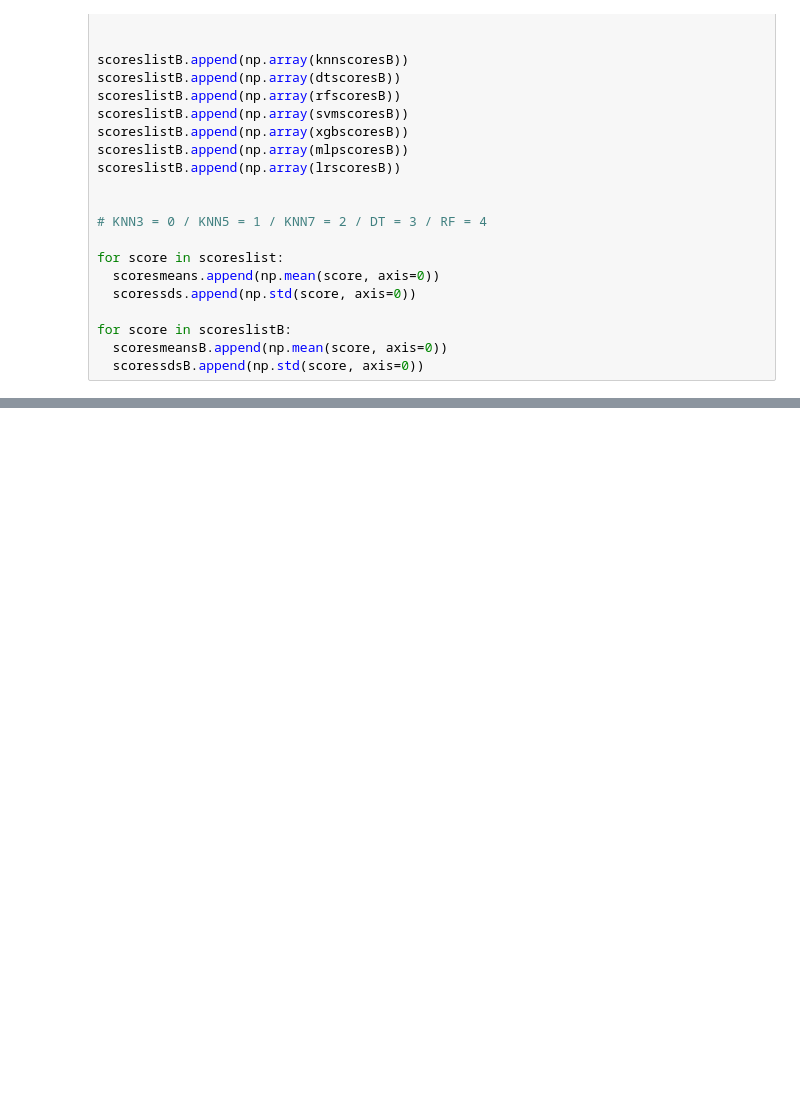
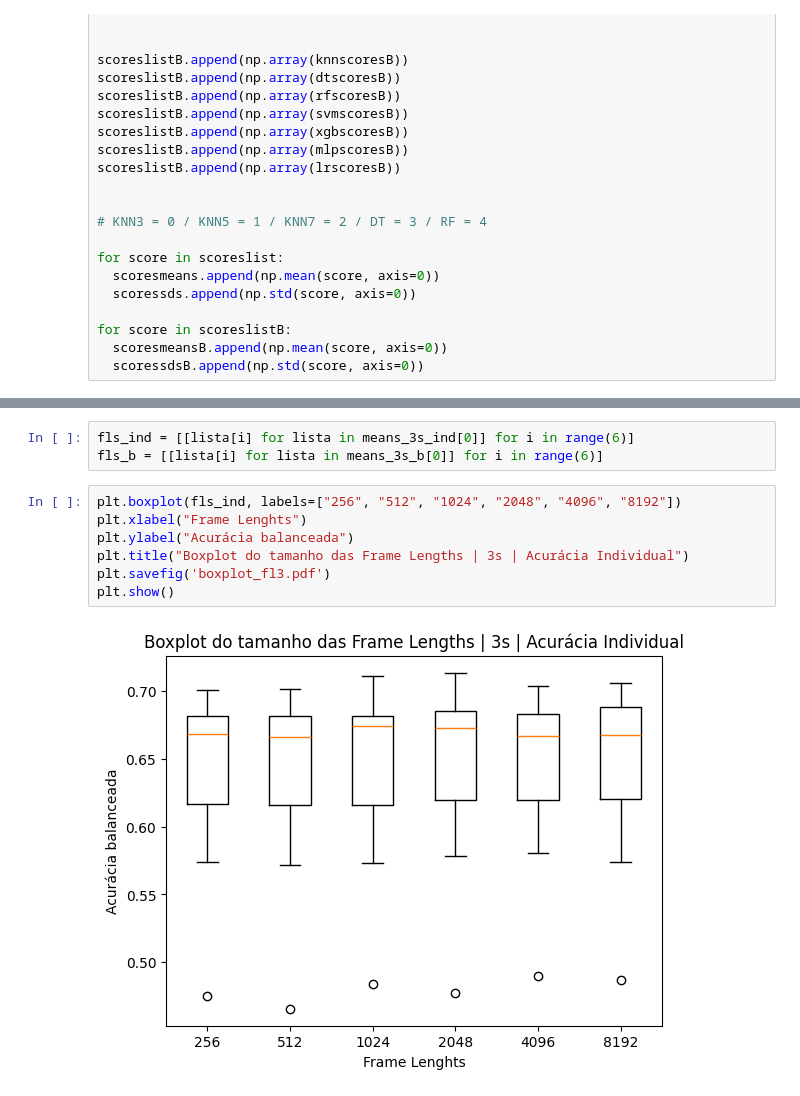
Before and after one commit to andryll/MGR-IC, a Jupyter notebook: codes/ClassificationTestes.ipynb, the cells around one changed output, grey strips where cells are left out. Drawn from its saved outputs; the diff is of its cells as text; blank space fills up the shorter version.

```diff
--- a/codes/ClassificationTestes.ipynb
+++ b/codes/ClassificationTestes.ipynb
@@ -424,0 +467,12 @@ len(Y_predict)
+# %%
+fls_ind = [[lista[i] for lista in means_3s_ind[0]] for i in range(6)]
+fls_b = [[lista[i] for lista in means_3s_b[0]] for i in range(6)]
+# %%
+plt.boxplot(fls_ind, labels=["256", "512", "1024", "2048", "4096", "8192"])
+plt.xlabel("Frame Lenghts")
+plt.ylabel("Acurácia balanceada")
+plt.title("Boxplot do tamanho das Frame Lengths | 3s | Acurácia Individual")
+plt.savefig('boxplot_fl3.pdf')
+plt.show()
+# %% [output]
+[figure, added]
```
Also changed, not shown: parts of 21 cells of this notebook.
